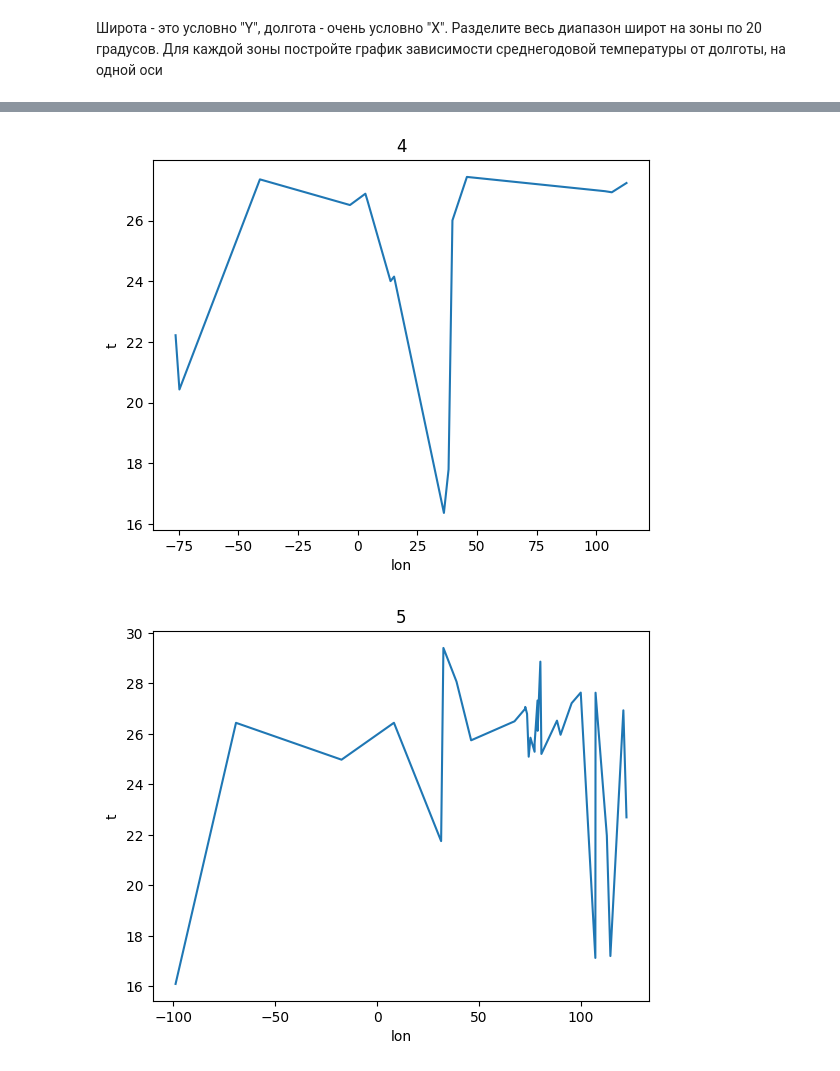
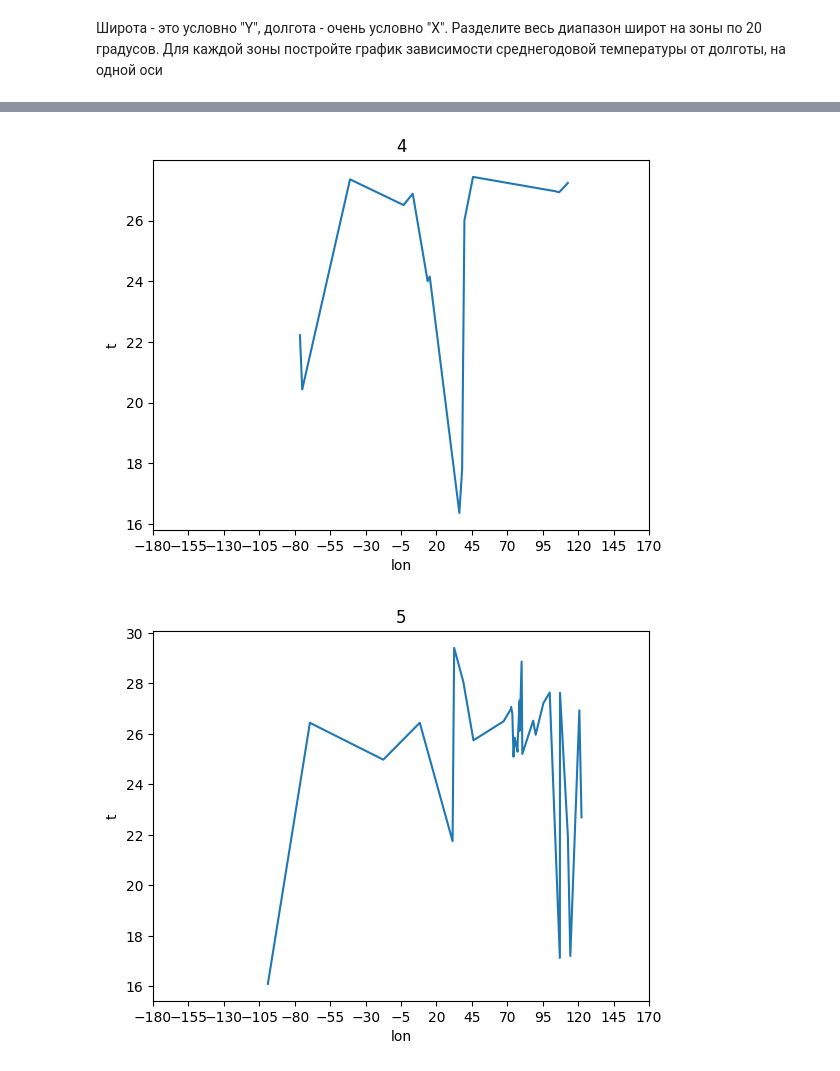
Before and after one commit to katunilya/python-2022-spbu, a Jupyter notebook: task_3.ipynb, the cells around one changed output, grey strips where cells are left out. Cells and saved outputs as stored; diff of their text form; code cells hidden in the pictures.

```diff
--- a/task_3.ipynb
+++ b/task_3.ipynb
@@ -400,6 +400,7 @@ for s in ss:
     plt.plot(d.index, d.values)
     plt.ylabel("t")
     plt.xlabel("lon")
+    plt.xticks(list(range(-180, 181, 25)))
     plt.title(s.group.iloc[0])
     plt.show()
 # %% [output]
@@ -407,2 +408,2 @@ for s in ss:
-[figure, old version]
+[figure, new version]
-[figure, old version]
+[figure, new version]
```
Also changed, not shown: parts of 1 cell of this notebook.
